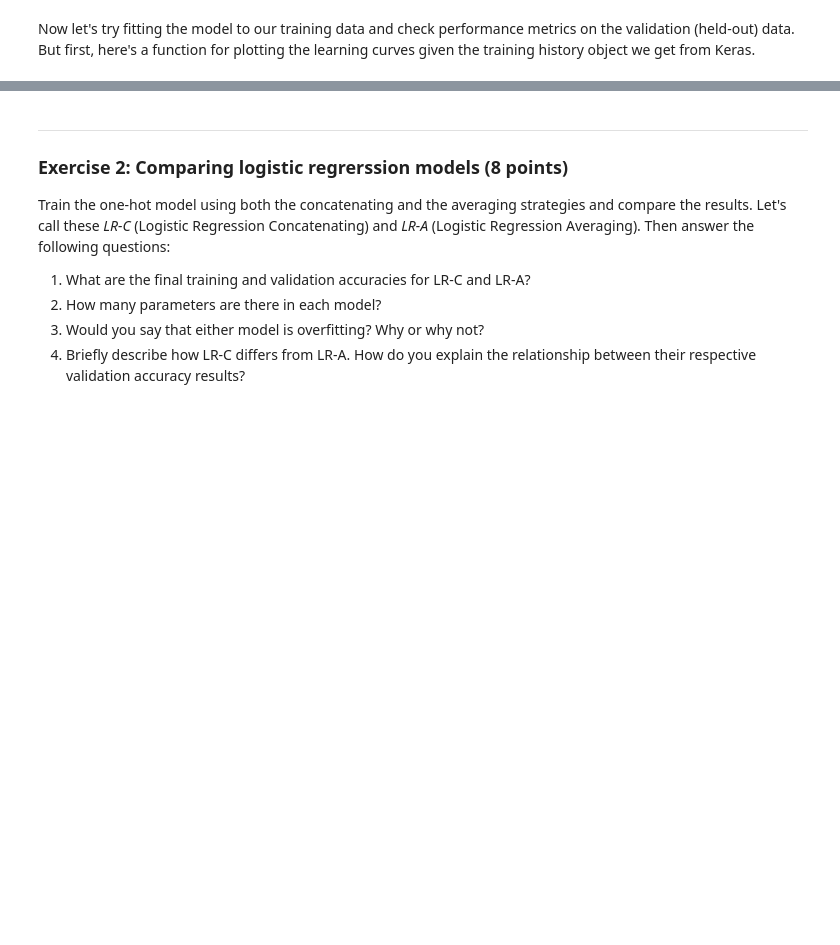
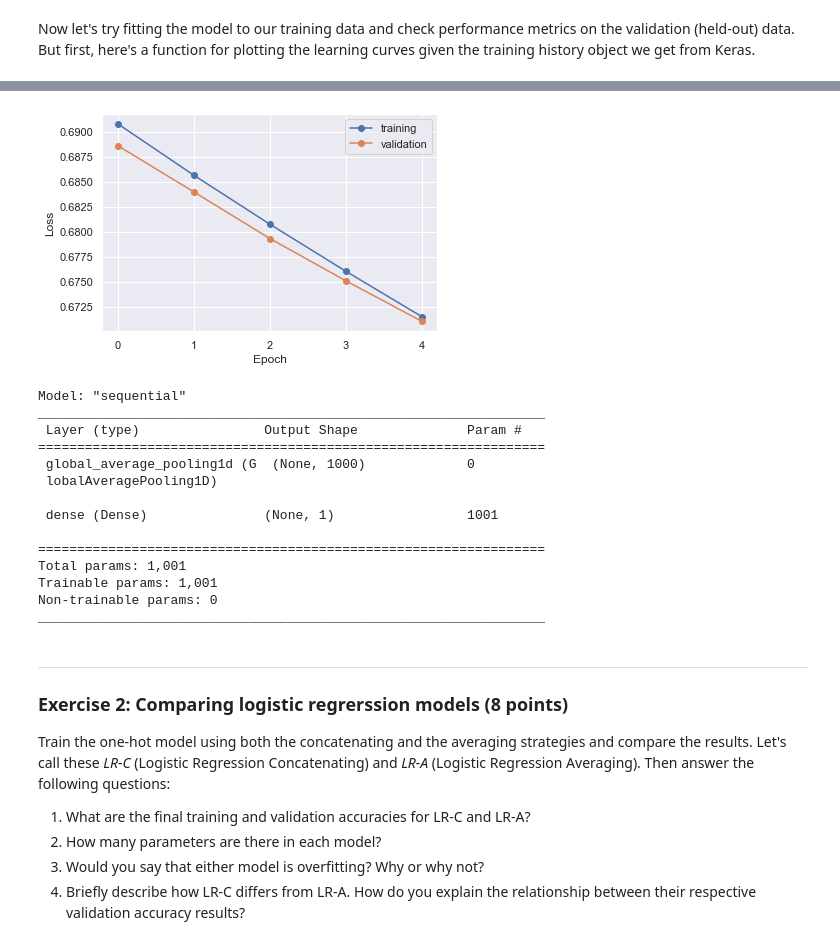
Before and after one commit to FirmwareDS/W207-HW9, a Jupyter notebook: Anil_Tipirneni_Assignment09.ipynb, the cells around one changed output, grey strips where cells are left out. Drawn from its saved outputs; the diff is of its cells as text; code cells hidden in the pictures; blank space fills up the shorter version.

```diff
--- a/Anil_Tipirneni_Assignment09.ipynb
+++ b/Anil_Tipirneni_Assignment09.ipynb
@@ -316,0 +331,19 @@ Epoch 5/5
+# %%
+model = build_onehot_model(True)
+
+# Fit the model.
+history = model.fit(
+  x = X_train_one_hot,  # one-hot training data
+  y = Y_train,          # corresponding binary labels
+  epochs=5,             # number of passes through the training data
+  batch_size=64,        # mini-batch size
+  validation_split=0.1, # use a fraction of the examples for validation
+  verbose=1             # display some progress output during training
+  )
+
+# Convert the return value into a DataFrame so we can see the train loss
+# and binary accuracy after every epoch.
+history = pd.DataFrame(history.history)
+plot_history(history)
+model.summary()
+# %% [output]
@@ -317,3 +360,18 @@ Epoch 5/5
+[figure, added]
+Model: "sequential"
+_________________________________________________________________
+ Layer (type)                Output Shape              Param #
+=================================================================
+ global_average_pooling1d (G  (None, 1000)             0
+ lobalAveragePooling1D)
+
+ dense (Dense)               (None, 1)                 1001
+
+=================================================================
+Total params: 1,001
+Trainable params: 1,001
+Non-trainable params: 0
+_________________________________________________________________
 # %% [markdown]
 ---
 ### Exercise 2: Comparing logistic regrerssion models (8 points)
```
Also changed, not shown: parts of 5 cells of this notebook.
